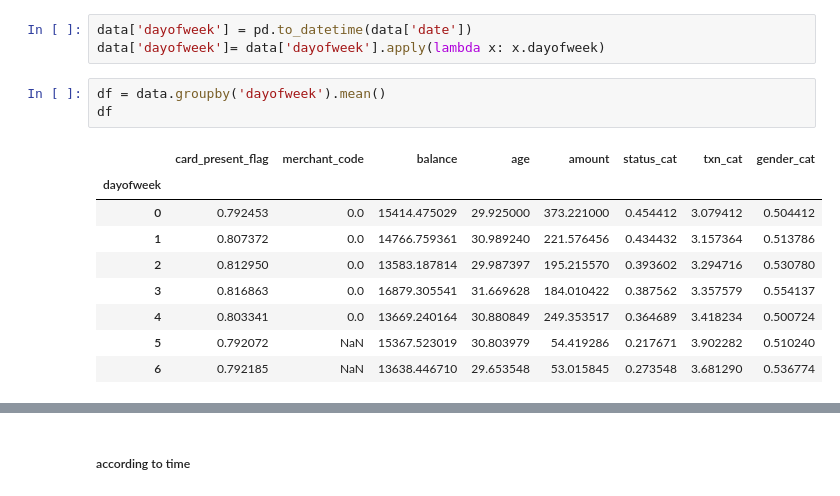
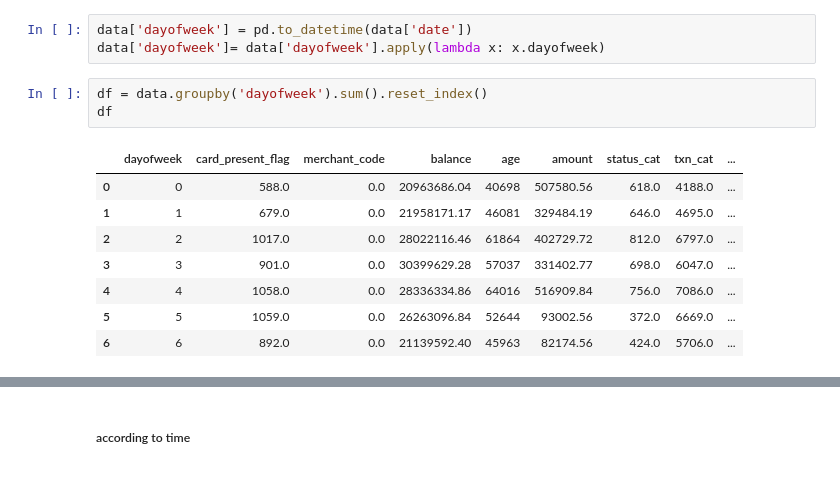
Before and after one commit to jiyoungparkme/machine_learning, a Jupyter notebook: anz_virtual_internship/anz_task_1.ipynb, the cells around one changed output, grey strips where cells are left out. Saved outputs shown, nothing was run; the diff lists cells and outputs as text.

```diff
--- a/anz_virtual_internship/anz_task_1.ipynb
+++ b/anz_virtual_internship/anz_task_1.ipynb
@@ -132,15 +134,14 @@ array([26, 38, 40, 20, 43, 27, 19, 23, 30, 46, 47, 24, 37, 25, 21, 39, 31,
 data['dayofweek'] = pd.to_datetime(data['date'])
 data['dayofweek']= data['dayofweek'].apply(lambda x: x.dayofweek)
 # %%
-df = data.groupby('dayofweek').mean()
+df = data.groupby('dayofweek').sum().reset_index()
 df
 # %% [output]
-|  | card_present_flag | merchant_code | balance | age | amount | status_cat | txn_cat | gender_cat |
-| dayofweek |  |  |  |  |  |  |  |  |
-| 0 | 0.792453 | 0.0 | 15414.475029 | 29.925000 | 373.221000 | 0.454412 | 3.079412 | 0.504412 |
-| 1 | 0.807372 | 0.0 | 14766.759361 | 30.989240 | 221.576456 | 0.434432 | 3.157364 | 0.513786 |
-| 2 | 0.812950 | 0.0 | 13583.187814 | 29.987397 | 195.215570 | 0.393602 | 3.294716 | 0.530780 |
-| 3 | 0.816863 | 0.0 | 16879.305541 | 31.669628 | 184.010422 | 0.387562 | 3.357579 | 0.554137 |
-| 4 | 0.803341 | 0.0 | 13669.240164 | 30.880849 | 249.353517 | 0.364689 | 3.418234 | 0.500724 |
-| 5 | 0.792072 | NaN | 15367.523019 | 30.803979 | 54.419286 | 0.217671 | 3.902282 | 0.510240 |
-| 6 | 0.792185 | NaN | 13638.446710 | 29.653548 | 53.015845 | 0.273548 | 3.681290 | 0.536774 |
+|  | dayofweek | card_present_flag | merchant_code | balance | age | amount | status_cat | txn_cat | ... |
+| 0 | 0 | 588.0 | 0.0 | 20963686.04 | 40698 | 507580.56 | 618.0 | 4188.0 | ... |
+| 1 | 1 | 679.0 | 0.0 | 21958171.17 | 46081 | 329484.19 | 646.0 | 4695.0 | ... |
+| 2 | 2 | 1017.0 | 0.0 | 28022116.46 | 61864 | 402729.72 | 812.0 | 6797.0 | ... |
+| 3 | 3 | 901.0 | 0.0 | 30399629.28 | 57037 | 331402.77 | 698.0 | 6047.0 | ... |
+| 4 | 4 | 1058.0 | 0.0 | 28336334.86 | 64016 | 516909.84 | 756.0 | 7086.0 | ... |
+| 5 | 5 | 1059.0 | 0.0 | 26263096.84 | 52644 | 93002.56 | 372.0 | 6669.0 | ... |
+| 6 | 6 | 892.0 | 0.0 | 21139592.40 | 45963 | 82174.56 | 424.0 | 5706.0 | ... |
```
Also changed, not shown: parts of 18 cells of this notebook.
